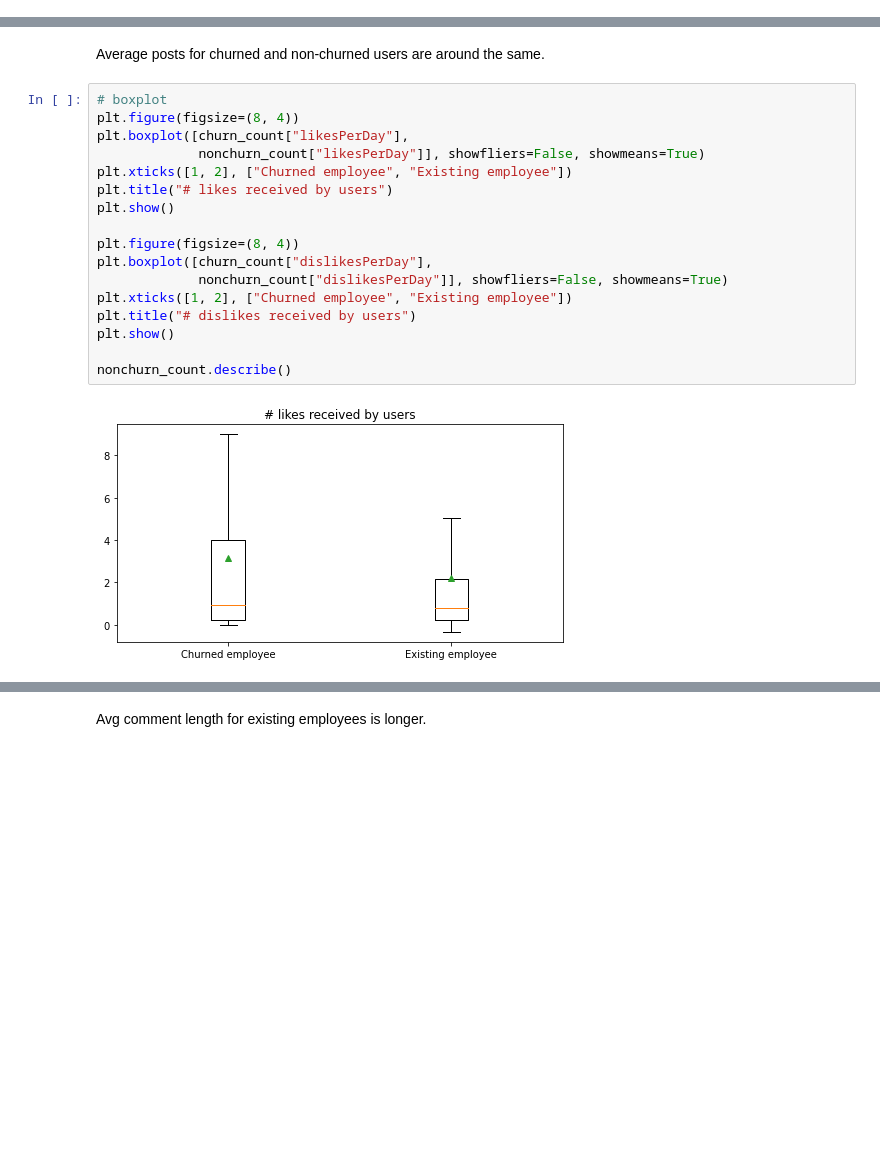
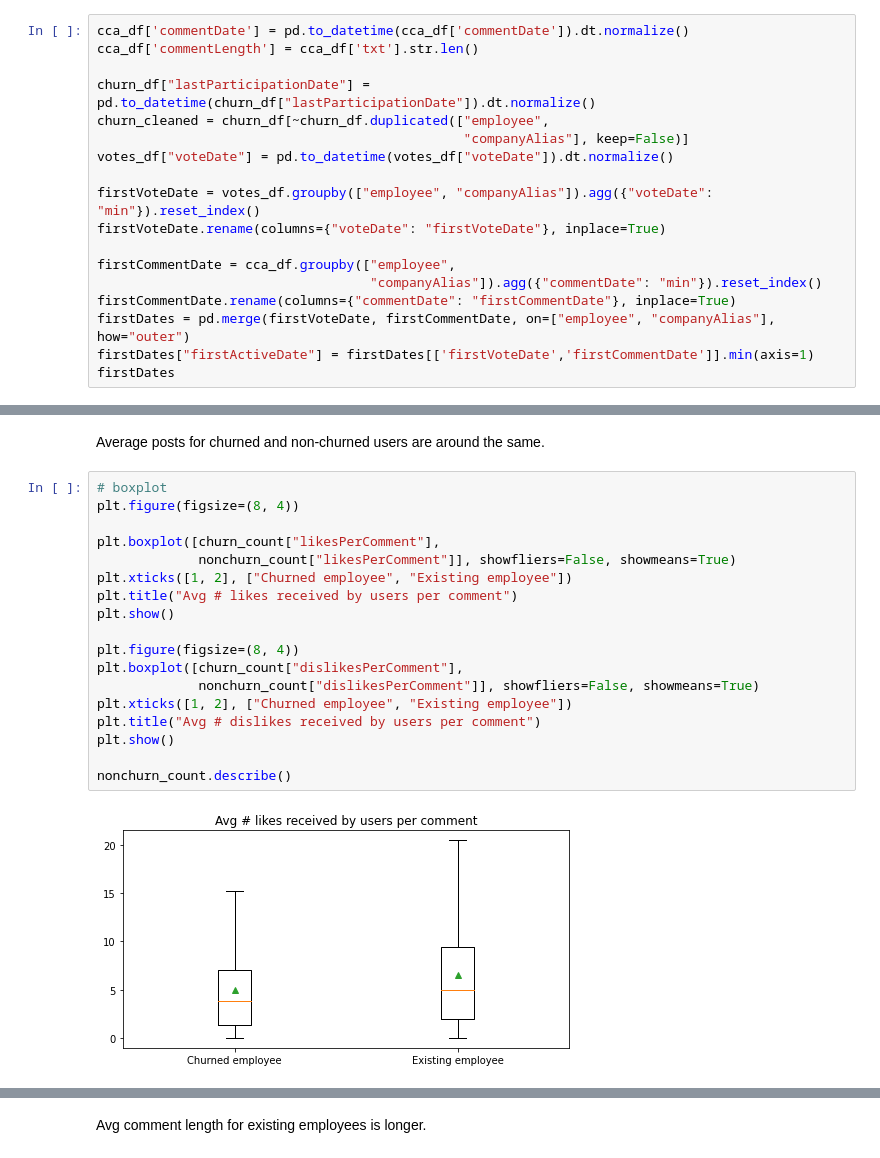
Before and after one commit to ceciliastern/ds_term_project, a Jupyter notebook: Descriptive Analysis - Happiness Dataset.ipynb, the cells around one changed output, grey strips where cells are left out. Drawn from its saved outputs; the diff is of its cells as text; blank space fills up the shorter version.

```diff
--- a/Descriptive Analysis - Happiness Dataset.ipynb
+++ b/Descriptive Analysis - Happiness Dataset.ipynb
@@ -226,3 +226,21 @@ churned_employees.describe()
 | max | -2.000000 | 0.0 |
 # %% [markdown]
 ^# NumVotes for churned_employees are all 0s...
+# %%
+cca_df['commentDate'] = pd.to_datetime(cca_df['commentDate']).dt.normalize()
+cca_df['commentLength'] = cca_df['txt'].str.len()
+
+churn_df["lastParticipationDate"] = pd.to_datetime(churn_df["lastParticipationDate"]).dt.normalize()
+churn_cleaned = churn_df[~churn_df.duplicated(["employee",
+                                               "companyAlias"], keep=False)]
+votes_df["voteDate"] = pd.to_datetime(votes_df["voteDate"]).dt.normalize()
+
+firstVoteDate = votes_df.groupby(["employee", "companyAlias"]).agg({"voteDate": "min"}).reset_index()
+firstVoteDate.rename(columns={"voteDate": "firstVoteDate"}, inplace=True)
+
+firstCommentDate = cca_df.groupby(["employee",
+                                   "companyAlias"]).agg({"commentDate": "min"}).reset_index()
+firstCommentDate.rename(columns={"commentDate": "firstCommentDate"}, inplace=True)
+firstDates = pd.merge(firstVoteDate, firstCommentDate, on=["employee", "companyAlias"], how="outer")
+firstDates["firstActiveDate"] = firstDates[['firstVoteDate','firstCommentDate']].min(axis=1)
+firstDates
@@ -267,19 +314,20 @@ Average posts for churned and non-churned users are around the same.
 # %%
 # boxplot
 plt.figure(figsize=(8, 4))
-plt.boxplot([churn_count["likesPerDay"],
-             nonchurn_count["likesPerDay"]], showfliers=False, showmeans=True)
+
+plt.boxplot([churn_count["likesPerComment"],
+             nonchurn_count["likesPerComment"]], showfliers=False, showmeans=True)
 plt.xticks([1, 2], ["Churned employee", "Existing employee"])
-plt.title("# likes received by users")
+plt.title("Avg # likes received by users per comment")
 plt.show()
 
 plt.figure(figsize=(8, 4))
-plt.boxplot([churn_count["dislikesPerDay"],
-             nonchurn_count["dislikesPerDay"]], showfliers=False, showmeans=True)
+plt.boxplot([churn_count["dislikesPerComment"],
+             nonchurn_count["dislikesPerComment"]], showfliers=False, showmeans=True)
 plt.xticks([1, 2], ["Churned employee", "Existing employee"])
-plt.title("# dislikes received by users")
+plt.title("Avg # dislikes received by users per comment")
 plt.show()
 
 nonchurn_count.describe()
 # %% [output]
-[figure, old version]
+[figure, new version]
```
Also changed, not shown: parts of 12 cells of this notebook, 1 other file.
